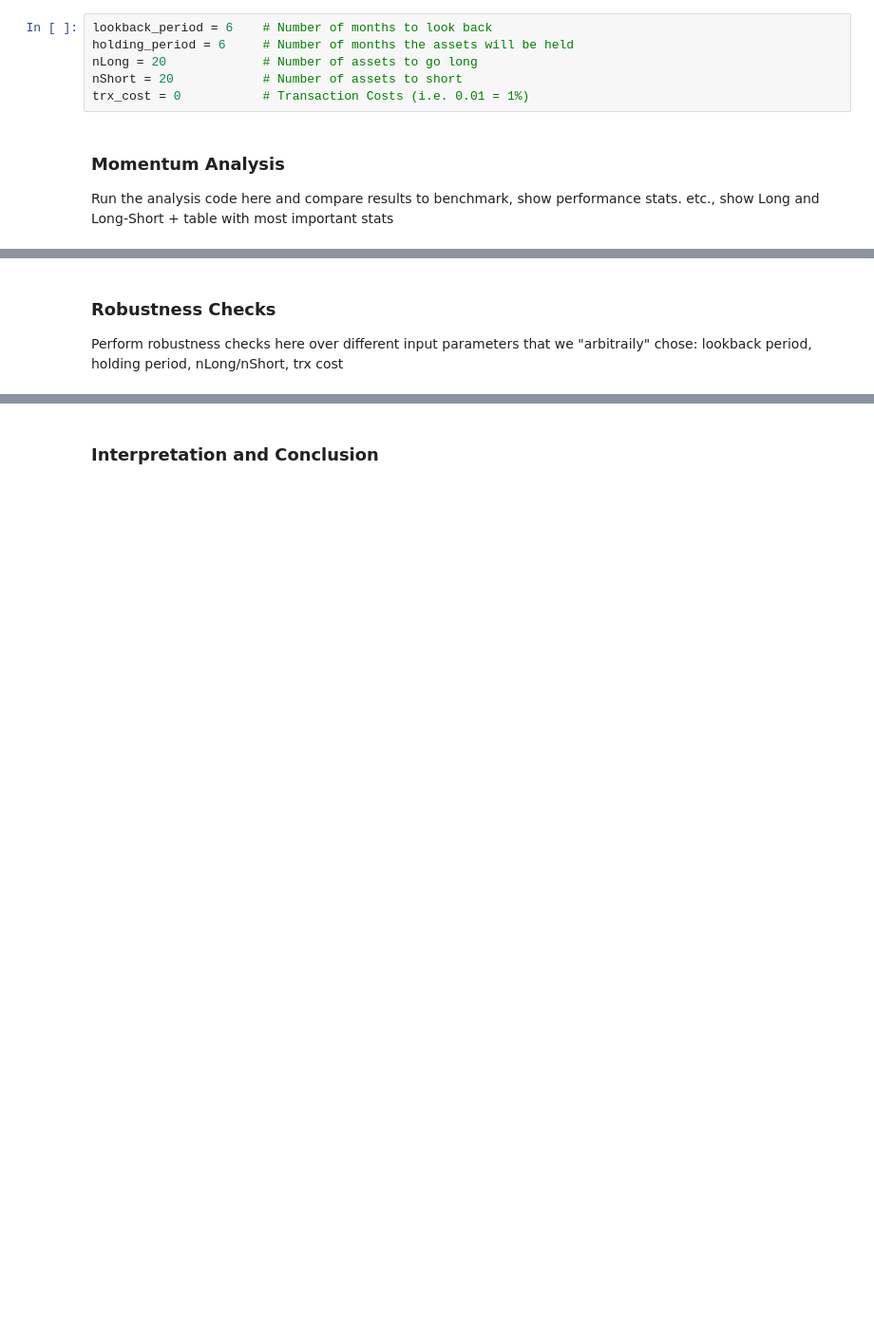
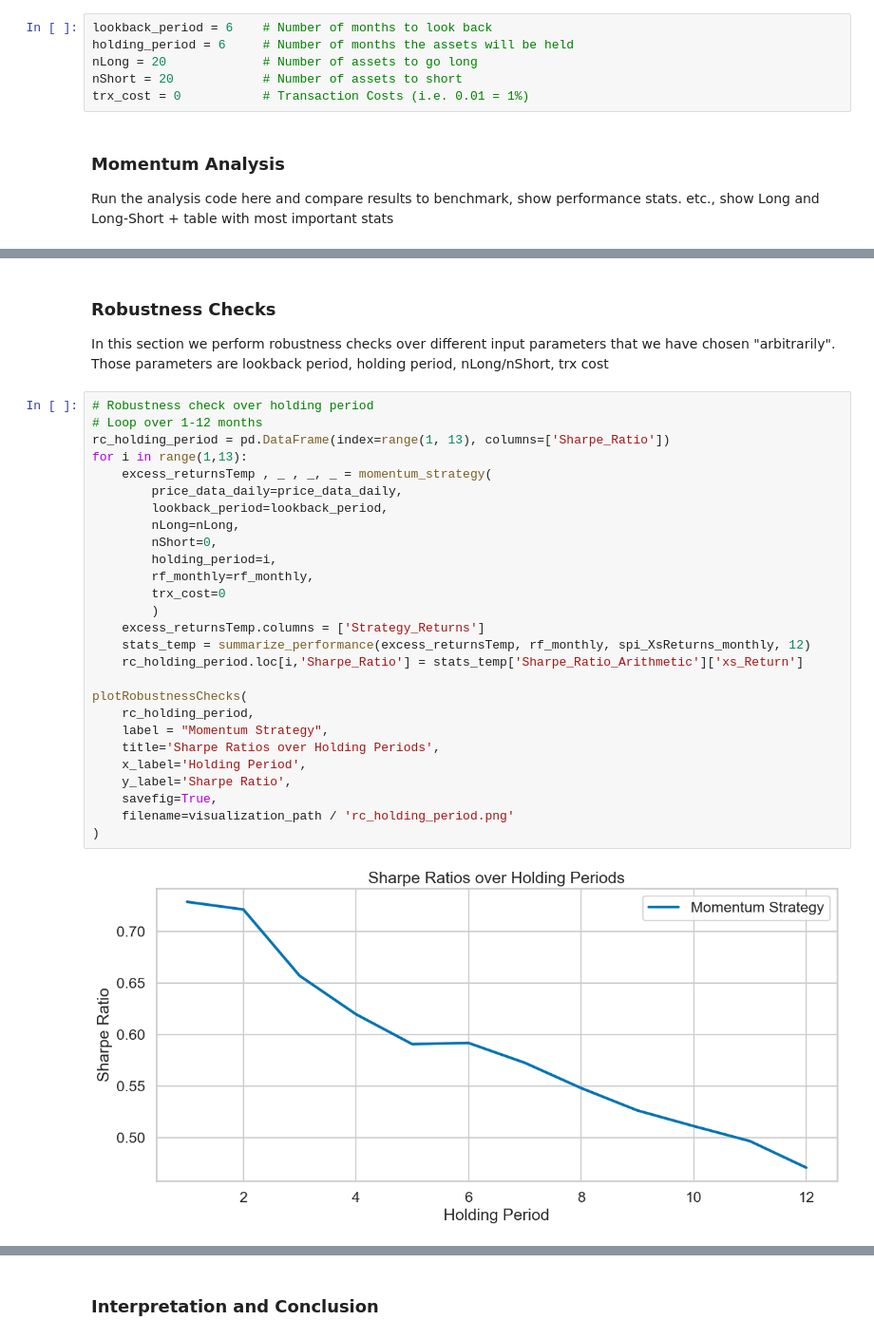
Before and after one commit to mauricekammermann/Abnormal-Returns-in-the-Danish-Stock-Market-With-Momentum-Strategies, a Jupyter notebook: notebook/SPI_Momentum.ipynb, the cells around one changed output, grey strips where cells are left out. Shown: that part at 95% size. Saved outputs shown, nothing was run; the diff lists cells and outputs as text; blank space fills up the shorter version.

Commit message:
Included robustness checks in the jupyter notebook

```diff
--- a/notebook/SPI_Momentum.ipynb
+++ b/notebook/SPI_Momentum.ipynb
@@ -171,3 +138,32 @@ Save the summarize performance plot to /Users/steve/Documents/Coding/my-project/
 # %% [markdown]
 ### Robustness Checks
-Perform robustness checks here over different input parameters that we "arbitraily" chose: lookback period, holding period, nLong/nShort, trx cost
+In this section we perform robustness checks over different input parameters that we have chosen "arbitrarily". Those parameters are lookback period, holding period, nLong/nShort, trx cost
+# %%
+# Robustness check over holding period
+# Loop over 1-12 months
+rc_holding_period = pd.DataFrame(index=range(1, 13), columns=['Sharpe_Ratio'])
+for i in range(1,13):
+    excess_returnsTemp , _ , _, _ = momentum_strategy(
+        price_data_daily=price_data_daily,
+        lookback_period=lookback_period,
+        nLong=nLong,
+        nShort=0,
+        holding_period=i,
+        rf_monthly=rf_monthly,
+        trx_cost=0
+        )
+    excess_returnsTemp.columns = ['Strategy_Returns']
+    stats_temp = summarize_performance(excess_returnsTemp, rf_monthly, spi_XsReturns_monthly, 12)
+    rc_holding_period.loc[i,'Sharpe_Ratio'] = stats_temp['Sharpe_Ratio_Arithmetic']['xs_Return']
+
+plotRobustnessChecks(
+    rc_holding_period,
+    label = "Momentum Strategy",
+    title='Sharpe Ratios over Holding Periods',
+    x_label='Holding Period',
+    y_label='Sharpe Ratio',
+    savefig=True,
+    filename=visualization_path / 'rc_holding_period.png'
+)
+# %% [output]
+[figure, added]
```
Also changed, not shown: parts of 5 cells of this notebook, 7 other files.
